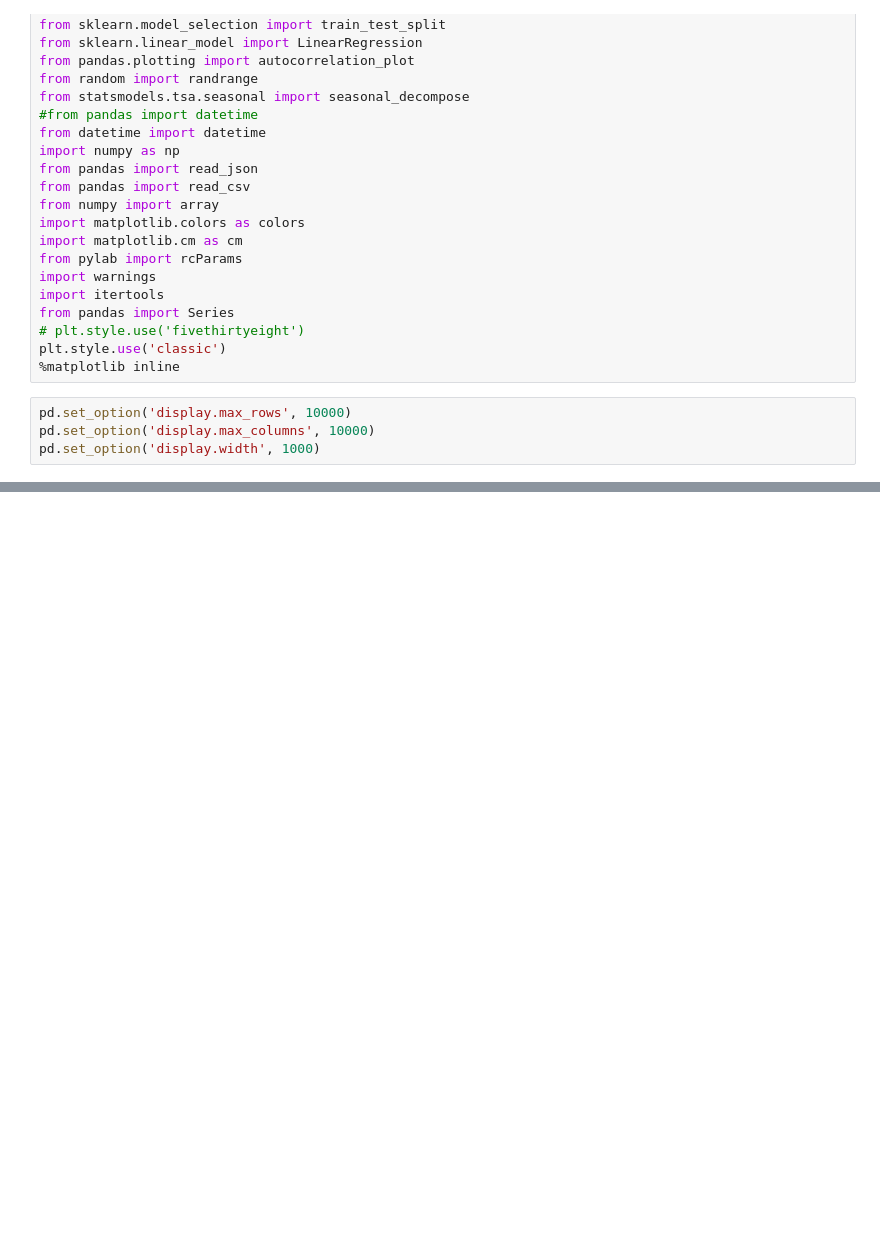
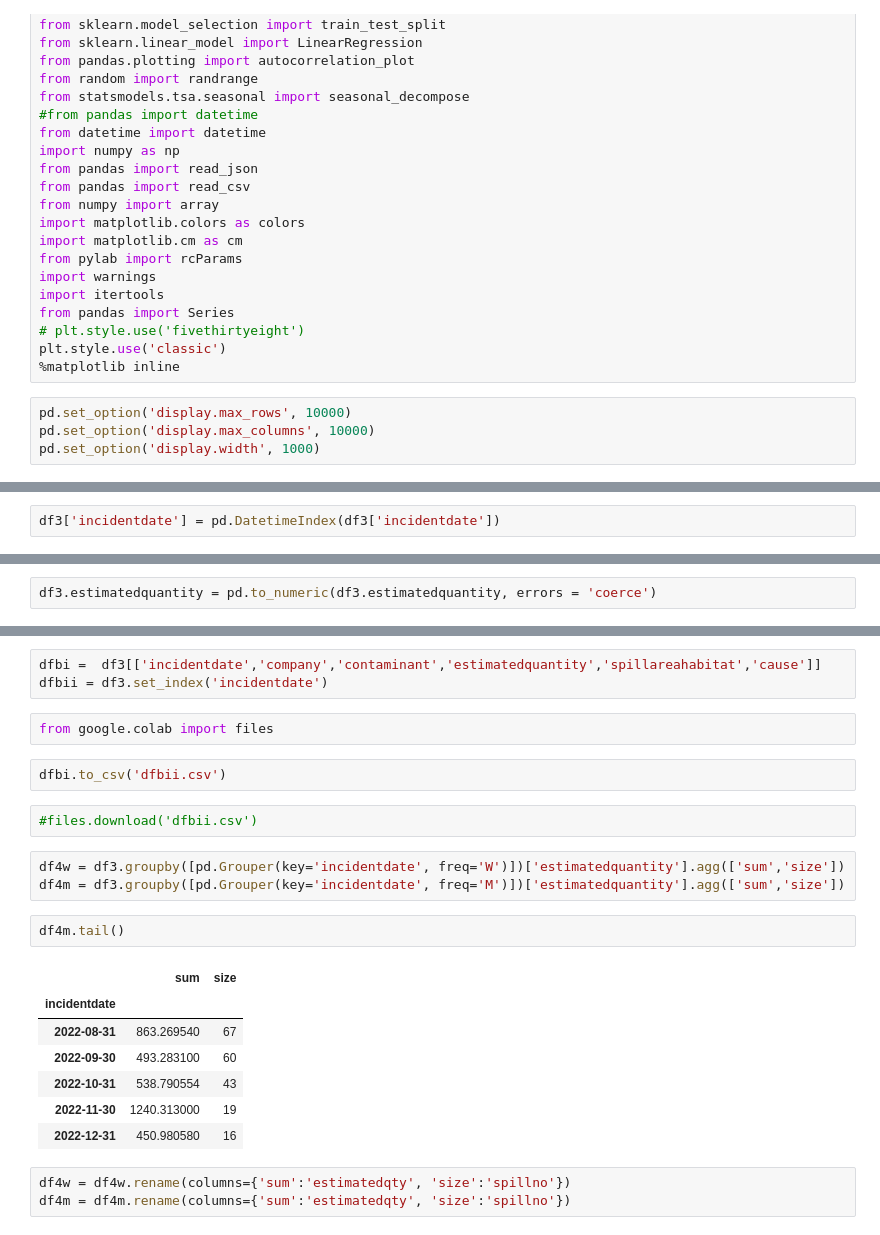
Before and after one commit to fitditcorp4/research, a Jupyter notebook: weekly_dataset02022023.ipynb, the cells around one changed output, grey strips where cells are left out. Saved outputs shown, nothing was run; the diff lists cells and outputs as text; blank space fills up the shorter version.

```diff
--- a/weekly_dataset02022023.ipynb
+++ b/weekly_dataset02022023.ipynb
@@ -53,0 +203,2 @@ df0
+# %%
+df3['incidentdate'] = pd.DatetimeIndex(df3['incidentdate'])
@@ -53,0 +211,2 @@ df0
+# %%
+df3.estimatedquantity = pd.to_numeric(df3.estimatedquantity, errors = 'coerce')
@@ -53,0 +223,25 @@ df0
+# %%
+dfbi =  df3[['incidentdate','company','contaminant','estimatedquantity','spillareahabitat','cause']]
+dfbii = df3.set_index('incidentdate')
+# %%
+from google.colab import files
+# %%
+dfbi.to_csv('dfbii.csv')
+# %%
+#files.download('dfbii.csv')
+# %%
+df4w = df3.groupby([pd.Grouper(key='incidentdate', freq='W')])['estimatedquantity'].agg(['sum','size'])
+df4m = df3.groupby([pd.Grouper(key='incidentdate', freq='M')])['estimatedquantity'].agg(['sum','size'])
+# %%
+df4m.tail()
+# %% [output]
+|  | sum | size |
+| incidentdate |  |  |
+| 2022-08-31 | 863.269540 | 67 |
+| 2022-09-30 | 493.283100 | 60 |
+| 2022-10-31 | 538.790554 | 43 |
+| 2022-11-30 | 1240.313000 | 19 |
+| 2022-12-31 | 450.980580 | 16 |
+# %%
+df4w = df4w.rename(columns={'sum':'estimatedqty', 'size':'spillno'})
+df4m = df4m.rename(columns={'sum':'estimatedqty', 'size':'spillno'})
```
Also changed, not shown: parts of 23 cells of this notebook.
